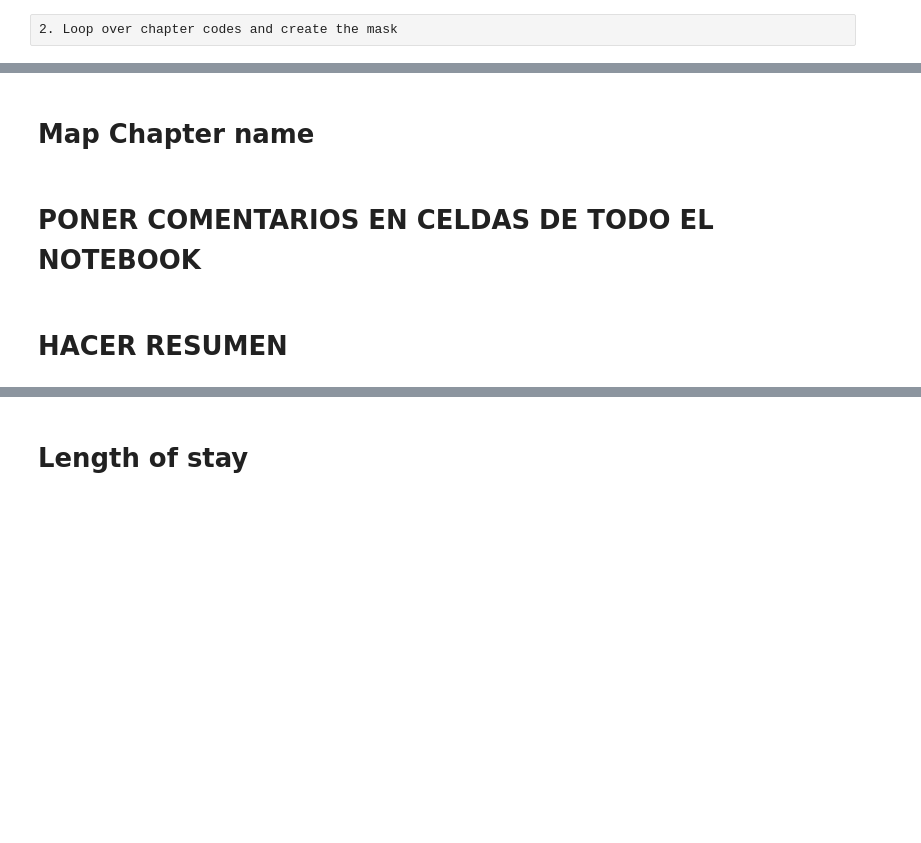
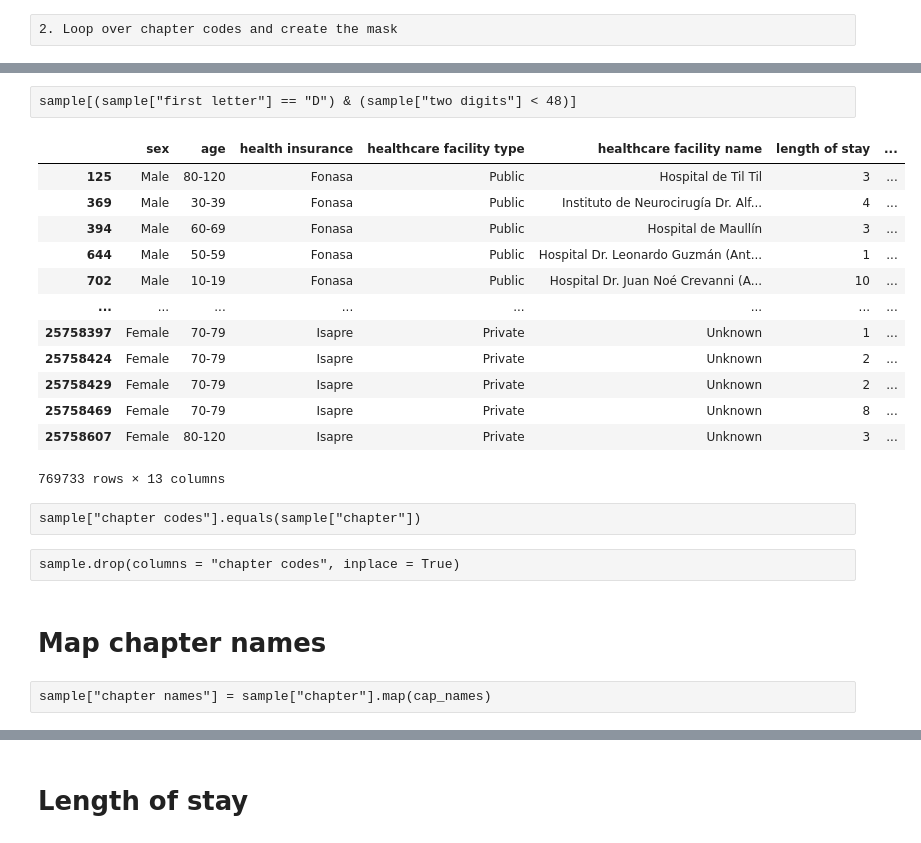
Before and after one commit to mirkopodunavak1996/EDAHospDischarges_Chile2001-2024, a Jupyter notebook: notebooks/General_Analysis_2001-2024.ipynb, the cells around one changed output, grey strips where cells are left out. Saved outputs shown, nothing was run; the diff lists cells and outputs as text; code cells hidden in the pictures; blank space fills up the shorter version.

```diff
--- a/notebooks/General_Analysis_2001-2024.ipynb
+++ b/notebooks/General_Analysis_2001-2024.ipynb
@@ -812,6 +784,24 @@ True
+# %% [raw]
+sample[(sample["first letter"] == "D") & (sample["two digits"] < 48)]
+# %%
+df[(df["first letter"] == "D") & (df["two digits"] < 48)]
+# %% [output]
+|  | sex | age | health insurance | healthcare facility type | healthcare facility name | length of stay | ... |
+| 125 | Male | 80-120 | Fonasa | Public | Hospital de Til Til | 3 | ... |
+| 369 | Male | 30-39 | Fonasa | Public | Instituto de Neurocirugía Dr. Alf... | 4 | ... |
+| 394 | Male | 60-69 | Fonasa | Public | Hospital de Maullín | 3 | ... |
+| 644 | Male | 50-59 | Fonasa | Public | Hospital Dr. Leonardo Guzmán (Ant... | 1 | ... |
+| 702 | Male | 10-19 | Fonasa | Public | Hospital Dr. Juan Noé Crevanni (A... | 10 | ... |
+| ... | ... | ... | ... | ... | ... | ... | ... |
+| 25758397 | Female | 70-79 | Isapre | Private | Unknown | 1 | ... |
+| 25758424 | Female | 70-79 | Isapre | Private | Unknown | 2 | ... |
+| 25758429 | Female | 70-79 | Isapre | Private | Unknown | 2 | ... |
+| 25758469 | Female | 70-79 | Isapre | Private | Unknown | 8 | ... |
+| 25758607 | Female | 80-120 | Isapre | Private | Unknown | 3 | ... |
+769733 rows × 13 columns
+# %% [raw]
+sample["chapter codes"].equals(sample["chapter"])
+# %% [raw]
+sample.drop(columns = "chapter codes", inplace = True)
 # %% [markdown]
-# Map Chapter name
+# Map chapter names
-# %% [markdown]
-# PONER COMENTARIOS EN CELDAS DE TODO EL NOTEBOOK
-# %% [markdown]
-# HACER RESUMEN
@@ -817,0 +822,2 @@ True
+# %% [raw]
+sample["chapter names"] = sample["chapter"].map(cap_names)
```
Also changed, not shown: parts of 80 cells of this notebook.
